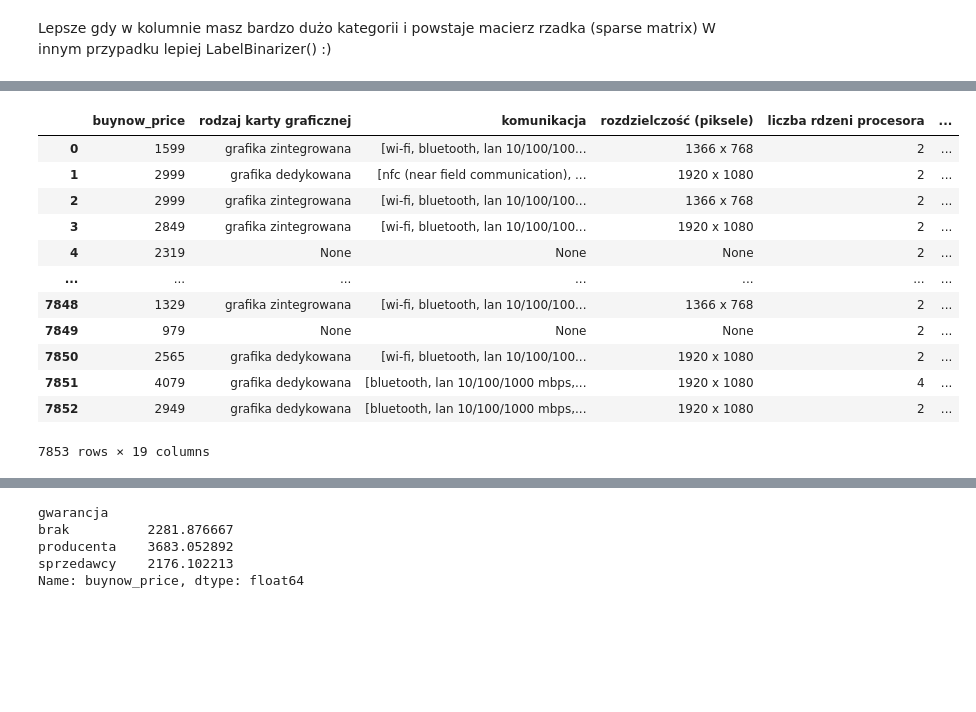
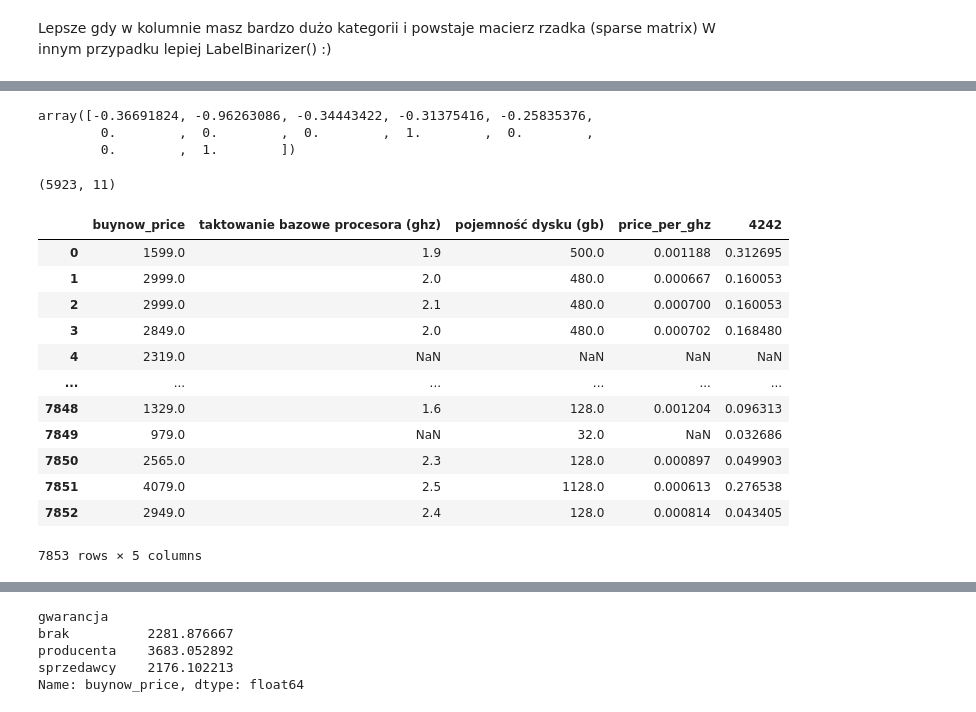
Before and after one commit to sadowskimarcin10/laptop-price, a Jupyter notebook: laptop_price_workflow.ipynb, the cells around one changed output, grey strips where cells are left out. Cells and saved outputs as stored; diff of their text form; code cells hidden in the pictures; blank space fills up the shorter version.

Commit message:
add sklearn pipelines

```diff
--- a/laptop_price_workflow.ipynb
+++ b/laptop_price_workflow.ipynb
@@ -90,7 +103,4 @@ plt.show()
 # %% [markdown]
 # Budowa Preprocesingu
 # %%
-imputer = SimpleImputer(strategy = 'median')
-df_num = df[['buynow_price', 'taktowanie bazowe procesora (ghz)', 'pojemność dysku (gb)']]
-imputer.fit(df_num)
-imputer.statistics_
+train_num = train[['buynow_price', 'taktowanie bazowe procesora (ghz)', 'pojemność dysku (gb)']]
@@ -99,3 +106,0 @@ array([3.149e+03, 2.500e+00, 5.000e+02])
-# %%
-X = imputer.transform(df_num)
-df_num_imp = pd.DataFrame(X, columns=df_num.columns)
@@ -186,27 +159,3 @@ IndentationError: expected an indented block (<ipython-input-86-01487d25b82e>, l
-# %%
-#rooms_ix, bedrooms_ix, population_ix, household_ix = 3, 4, 5, 6
-
-buynow_price_ix = 0
-taktowanie_bazowe_procesora_ghz_ix = 1
-pojemność_dysku_gb_ix = 2
-#household_ix = 6
-
-class CombinedAttributesAdder(BaseEstimator, TransformerMixin):
-
-    def __init__(self, add_price_per_gb = True): # żadnych zmiennych *args ani **kargs
-        self.add_price_per_gb = add_price_per_gb
-
-    def fit(self, X, y=None):
-        return self # nie robi nic innego
-
-    def transform(self, X, y=None):
-        price_per_ghz = X[:, taktowanie_bazowe_procesora_ghz_ix] / X[:, buynow_price_ix]
-        #Populacja_na_rodzinę = X[:, population_ix] / X[:, household_ix]
-        if self.add_price_per_gb:
-            price_per_gb = X[:, pojemność_dysku_gb_ix] / X[:, buynow_price_ix]
-            return np.c_[X, price_per_ghz, price_per_gb]
-        else:
-            return np.c_[X, price_per_ghz]
 # %%
 attr_adder = CombinedAttributesAdder(add_price_per_gb=True)
 df_extra_attribs = attr_adder.transform(df.values)
@@ -213,17 +280,28 @@ df_extra_attribs = attr_adder.transform(df.values)
+# %%
+housing_prepared = full_pipeline.fit_transform(train)
+housing_prepared[3]
+# %% [output]
+array([-0.36691824, -0.96263086, -0.34443422, -0.31375416, -0.25835376,
+        0.        ,  0.        ,  0.        ,  1.        ,  0.        ,
+        0.        ,  1.        ])
+# %%
+housing_prepared.shape
+# %% [output]
+(5923, 11)
 # %%
 #pd.DataFrame(df_extra_attribs, columns=df_num.columns)
-pd.DataFrame(df_extra_attribs, columns = df.columns.append(pd.Index(['price_per_ghz','4242'])))
+pd.DataFrame(df_extra_attribs, columns = df_num.columns.append(pd.Index(['price_per_ghz','4242'])))
 # %% [output]
-|  | buynow_price | rodzaj karty graficznej | komunikacja | rozdzielczość (piksele) | liczba rdzeni procesora | ... |
-| 0 | 1599 | grafika zintegrowana | [wi-fi, bluetooth, lan 10/100/100... | 1366 x 768 | 2 | ... |
-| 1 | 2999 | grafika dedykowana | [nfc (near field communication), ... | 1920 x 1080 | 2 | ... |
-| 2 | 2999 | grafika zintegrowana | [wi-fi, bluetooth, lan 10/100/100... | 1366 x 768 | 2 | ... |
-| 3 | 2849 | grafika zintegrowana | [wi-fi, bluetooth, lan 10/100/100... | 1920 x 1080 | 2 | ... |
-| 4 | 2319 | None | None | None | 2 | ... |
-| ... | ... | ... | ... | ... | ... | ... |
-| 7848 | 1329 | grafika zintegrowana | [wi-fi, bluetooth, lan 10/100/100... | 1366 x 768 | 2 | ... |
-| 7849 | 979 | None | None | None | 2 | ... |
-| 7850 | 2565 | grafika dedykowana | [wi-fi, bluetooth, lan 10/100/100... | 1920 x 1080 | 2 | ... |
-| 7851 | 4079 | grafika dedykowana | [bluetooth, lan 10/100/1000 mbps,... | 1920 x 1080 | 4 | ... |
-| 7852 | 2949 | grafika dedykowana | [bluetooth, lan 10/100/1000 mbps,... | 1920 x 1080 | 2 | ... |
+|  | buynow_price | taktowanie bazowe procesora (ghz) | pojemność dysku (gb) | price_per_ghz | 4242 |
+| 0 | 1599.0 | 1.9 | 500.0 | 0.001188 | 0.312695 |
+| 1 | 2999.0 | 2.0 | 480.0 | 0.000667 | 0.160053 |
+| 2 | 2999.0 | 2.1 | 480.0 | 0.000700 | 0.160053 |
+| 3 | 2849.0 | 2.0 | 480.0 | 0.000702 | 0.168480 |
+| 4 | 2319.0 | NaN | NaN | NaN | NaN |
+| ... | ... | ... | ... | ... | ... |
+| 7848 | 1329.0 | 1.6 | 128.0 | 0.001204 | 0.096313 |
+| 7849 | 979.0 | NaN | 32.0 | NaN | 0.032686 |
+| 7850 | 2565.0 | 2.3 | 128.0 | 0.000897 | 0.049903 |
+| 7851 | 4079.0 | 2.5 | 1128.0 | 0.000613 | 0.276538 |
+| 7852 | 2949.0 | 2.4 | 128.0 | 0.000814 | 0.043405 |
-7853 rows × 19 columns
+7853 rows × 5 columns
```
Also changed, not shown: parts of 41 cells of this notebook.
